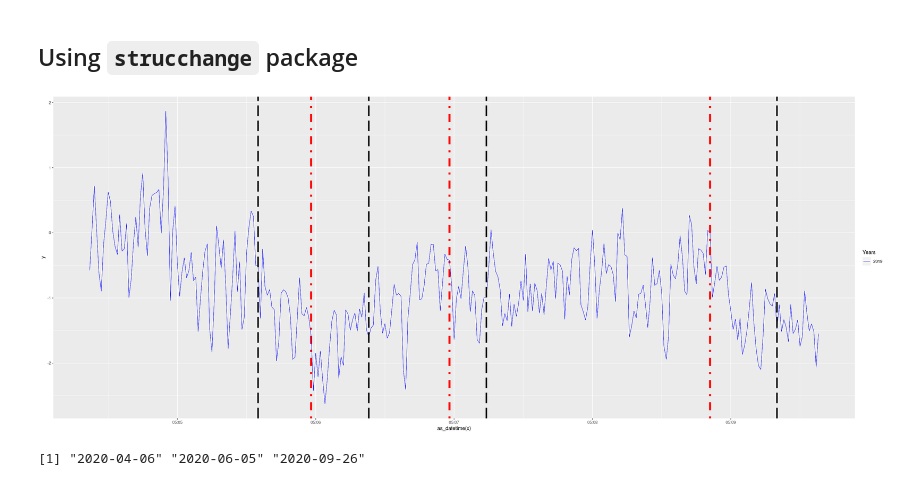
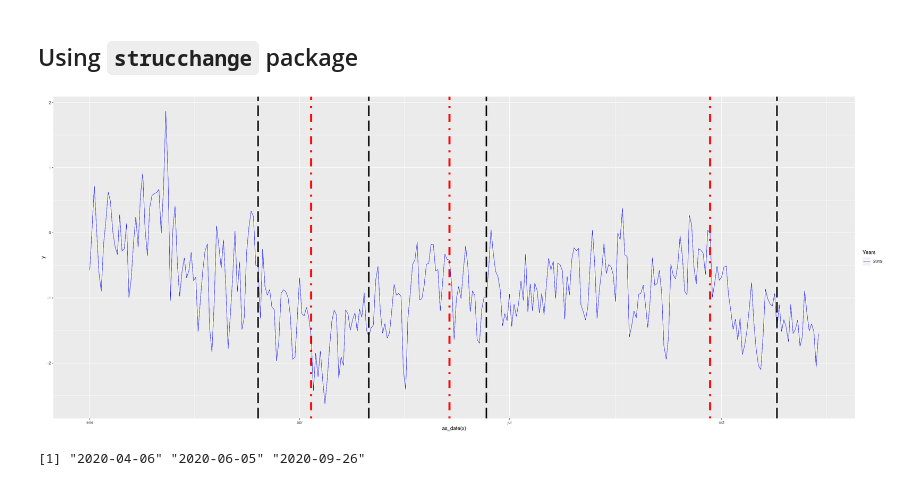
Before and after one commit to Jaimedgp/AirQualityCOVID, a Jupyter notebook: notebooks/Analysis/lm/deseasonal.ipynb, the cells around one changed output. Drawn from its saved outputs; the diff is of its cells as text; code cells hidden in the pictures.

```diff
--- a/notebooks/Analysis/lm/deseasonal.ipynb
+++ b/notebooks/Analysis/lm/deseasonal.ipynb
@@ -107,7 +107,7 @@ my.seg.1 <- segmented(lm(y ~ x, data=var),
                       psi = list(x = periods)
                      )
 # %%
-plot <- ggplot(data=var, aes(x=as_datetime(x)))+
+plot <- ggplot(data=var, aes(x=as_date(x)))+
     scale_color_manual(name = "Years",
                        values = c("2019" = "blue"))
 
@@ -151,22 +151,22 @@ my.other.seg.1 <- breakpoints(y ~ x+1,
                               data = var)
 new.breaks.1 <- as_datetime(my.other.seg.1$breakpoints)
 # %%
-plot <- ggplot(data=var, aes(x=as_datetime(x))) +
+plot <- ggplot(data=var, aes(x=as_date(x))) +
         scale_color_manual(name = "Years", values = c("2019" = "blue"))
 for (k in 1:(length(new.breaks.1))) {
     plot <- plot + geom_line(aes(y=y, color="2019"), size=0.2)
     plot <- plot + geom_vline(xintercept = var$x[new.breaks.1[k]],
                               linetype=4, color = "red", size=2)
 }
 
 for (k in 1:(length(periods))) {
     plot <- plot + geom_vline(xintercept = as.numeric(periods[k]),
                               linetype=5, color = "black", size=1.5)
 }
 
 plot
 # %% [output]
-[figure, old version]
+[figure, new version]
 # %%
 time[-train][new.breaks.1]
 # %% [output]
```
Also changed, not shown: parts of 8 cells of this notebook, 1 other file.
